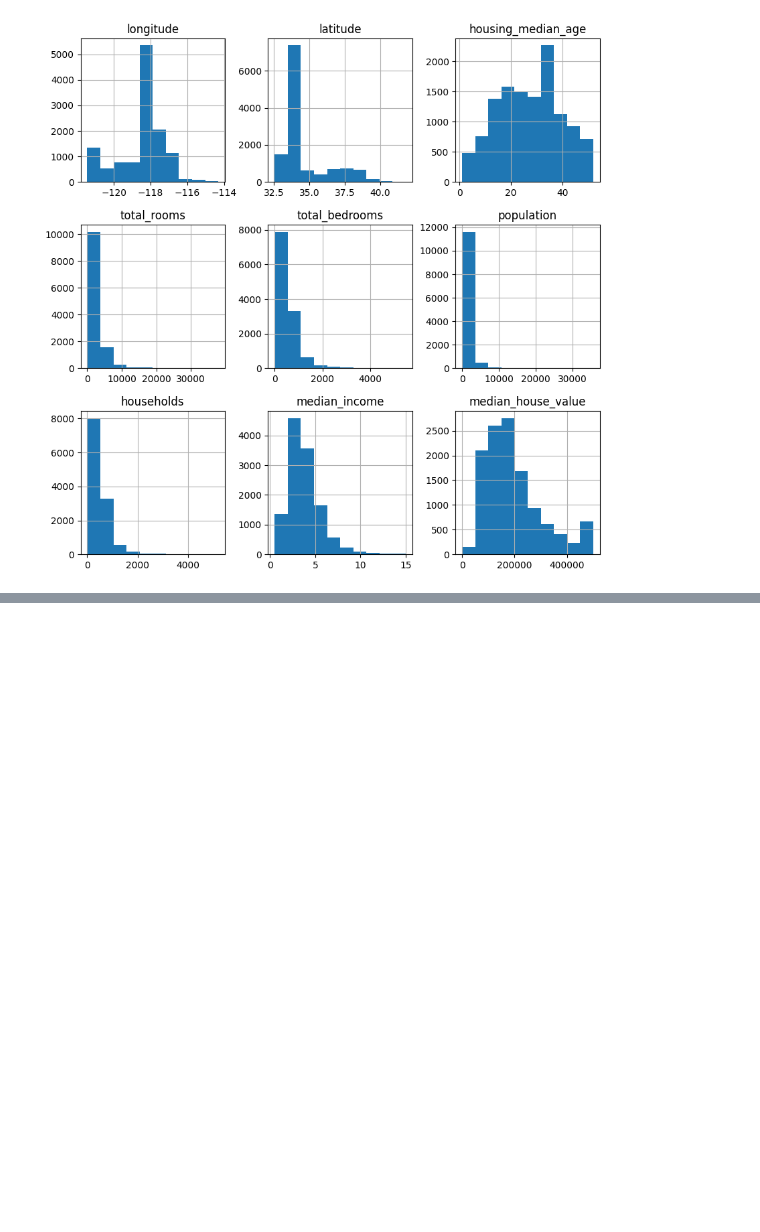
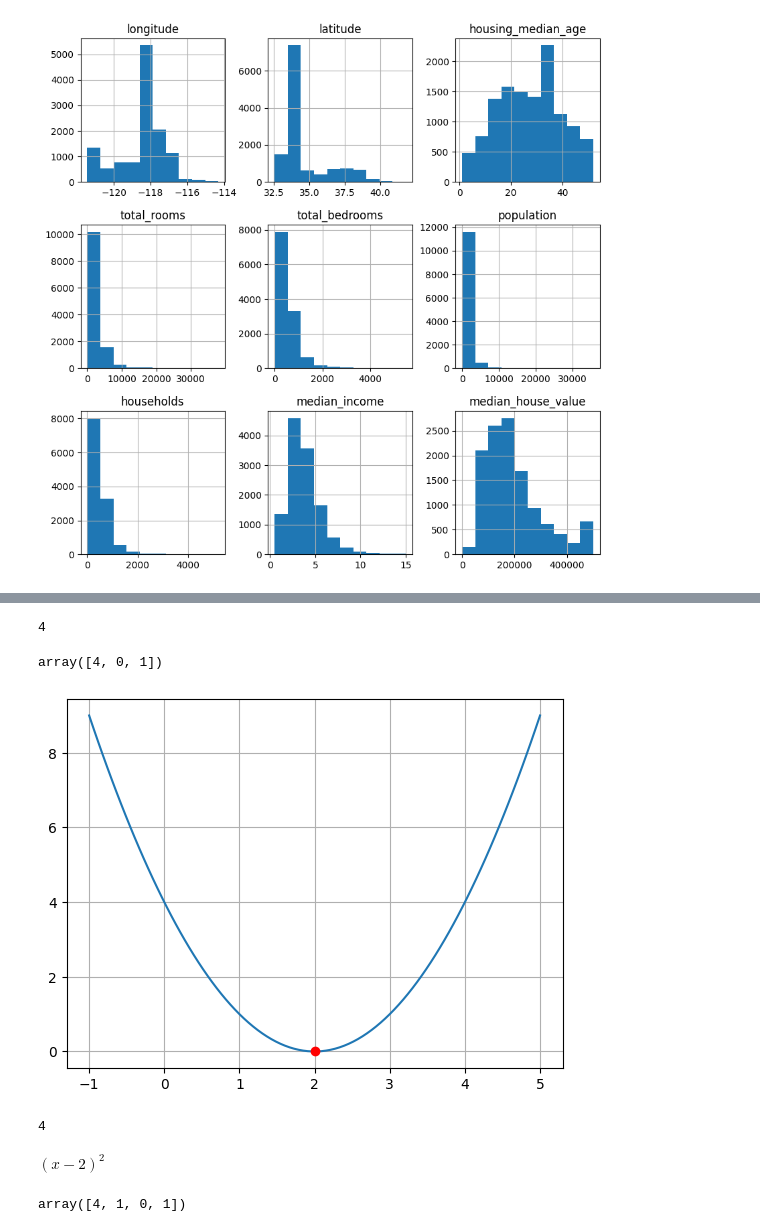
Before and after one commit to CamilaToS/Simulacion_Matematica_2025, a Jupyter notebook: NotasSEMANA3.ipynb, the cells around one changed output, grey strips where cells are left out. Saved outputs shown, nothing was run; the diff lists cells and outputs as text; code cells hidden in the pictures; blank space fills up the shorter version.

```diff
--- a/NotasSEMANA3.ipynb
+++ b/NotasSEMANA3.ipynb
@@ -204,0 +247,39 @@ array([[<Axes: title={'center': 'longitude'}>,
+# %%
+#Convertimos variable simbólica 'f' a una función para evaluar datos numéricos
+#f(0) = error porque no puedo evaluar una variable simbólica con un dato numérico, por lo tanto:
+f_num = sym.lambdify(x,f,'numpy')
+f_num(0)
+# %% [output]
+4
+# %%
+f_num(np.array([0,2,3]))
+# %% [output]
+array([4, 0, 1])
+# %%
+#Definimos el arreglo numérico en donde queremos graficar:
+x_num = np.linspace(-1,5,100)
+#Evaluamos la función en 'x_num'
+y_num = f_num(x_num)
+
+#Gráfica
+plt.plot(x_num, y_num)
+plt.plot(c[0],f_num(c[0]),'ro') #Marca mis puntos críticos en rojo
+plt.grid()
+# %% [output]
+[figure, added]
+# %%
+#Lo mismo sin utilizar funciones matemáticas:
+def f(x):
+  return (x-2)**2
+
+f(0)
+# %% [output]
+4
+# %%
+f(x)
+# %% [output]
+$\displaystyle \left(x - 2\right)^{2}$
+# %%
+f(np.array([0,1,2,3]))
+# %% [output]
+array([4, 1, 0, 1])
```
Also changed, not shown: parts of 20 cells of this notebook.
